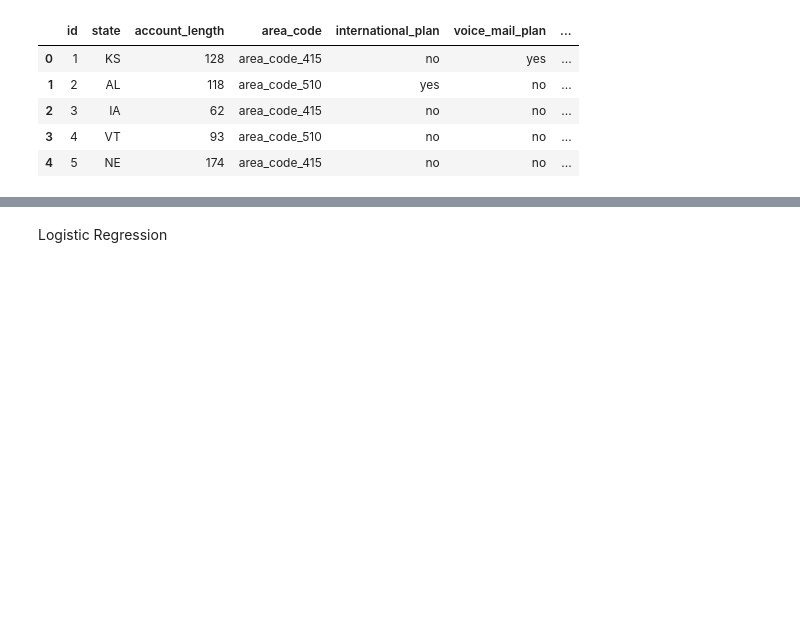
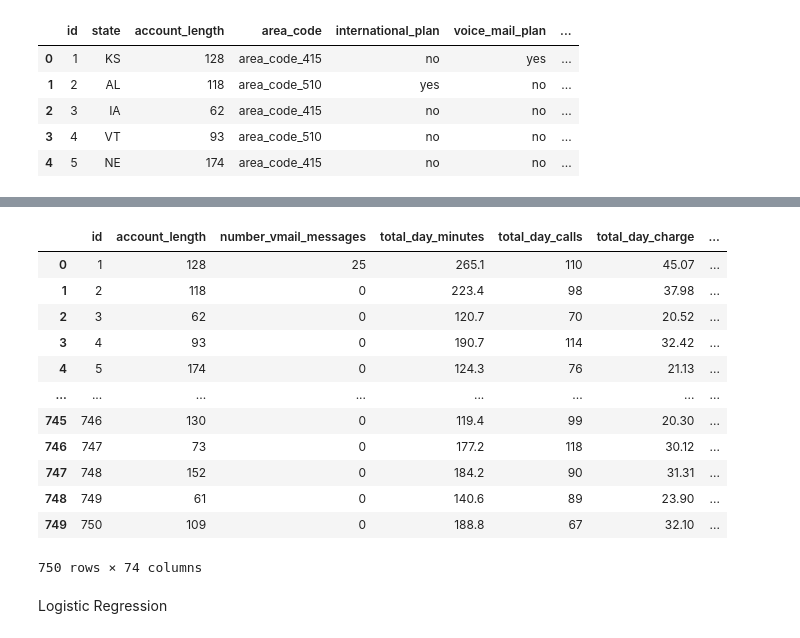
Before and after one commit to rollandakbar/coursera-assigment, a Jupyter notebook: Challenge4_Mochammad_Rolland_Akbar.ipynb, the cells around one changed output, grey strips where cells are left out. Cells and saved outputs as stored; diff of their text form; code cells hidden in the pictures; blank space fills up the shorter version.

```diff
--- a/Challenge4_Mochammad_Rolland_Akbar.ipynb
+++ b/Challenge4_Mochammad_Rolland_Akbar.ipynb
@@ -146,5 +139,9 @@ categorical = ['state', 'area_code', 'international_plan', 'voice_mail_plan']
 for cat in categorical:
     onehots = pd.get_dummies(train[cat], prefix=cat)
     train = train.join(onehots)
+# %%
+for cat in categorical:
+    onehots = pd.get_dummies(data_test[cat], prefix=cat)
+    data_test = data_test.join(onehots)
 # %%
 train.info()
@@ -159,3 +172,22 @@ x
+# %%
+#Independent Variable/Features
+data_test = data_test.drop(['id', 'state', 'area_code', 'international_plan','voice_mail_plan' ],1)
+# %%
+data_test
+# %% [output]
+|  | id | account_length | number_vmail_messages | total_day_minutes | total_day_calls | total_day_charge | ... |
+| 0 | 1 | 128 | 25 | 265.1 | 110 | 45.07 | ... |
+| 1 | 2 | 118 | 0 | 223.4 | 98 | 37.98 | ... |
+| 2 | 3 | 62 | 0 | 120.7 | 70 | 20.52 | ... |
+| 3 | 4 | 93 | 0 | 190.7 | 114 | 32.42 | ... |
+| 4 | 5 | 174 | 0 | 124.3 | 76 | 21.13 | ... |
+| ... | ... | ... | ... | ... | ... | ... | ... |
+| 745 | 746 | 130 | 0 | 119.4 | 99 | 20.30 | ... |
+| 746 | 747 | 73 | 0 | 177.2 | 118 | 30.12 | ... |
+| 747 | 748 | 152 | 0 | 184.2 | 90 | 31.31 | ... |
+| 748 | 749 | 61 | 0 | 140.6 | 89 | 23.90 | ... |
+| 749 | 750 | 109 | 0 | 188.8 | 67 | 32.10 | ... |
+750 rows × 74 columns
 # %%
 from sklearn.model_selection import train_test_split
 
```
Also changed, not shown: parts of 7 cells of this notebook.
